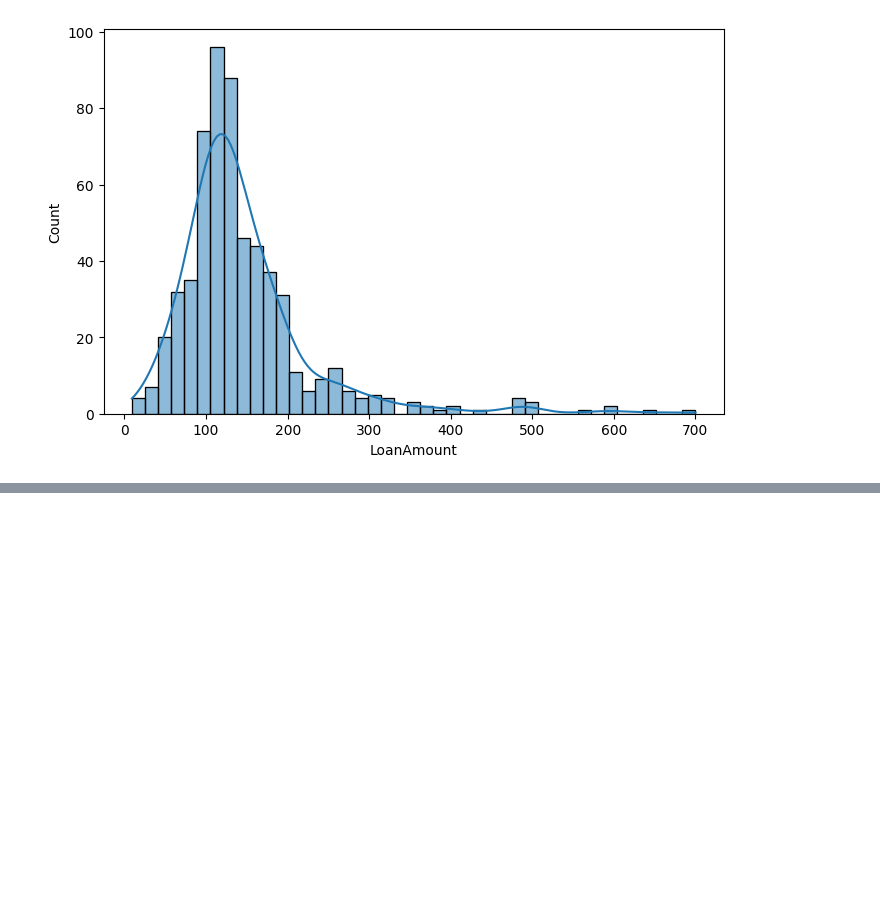
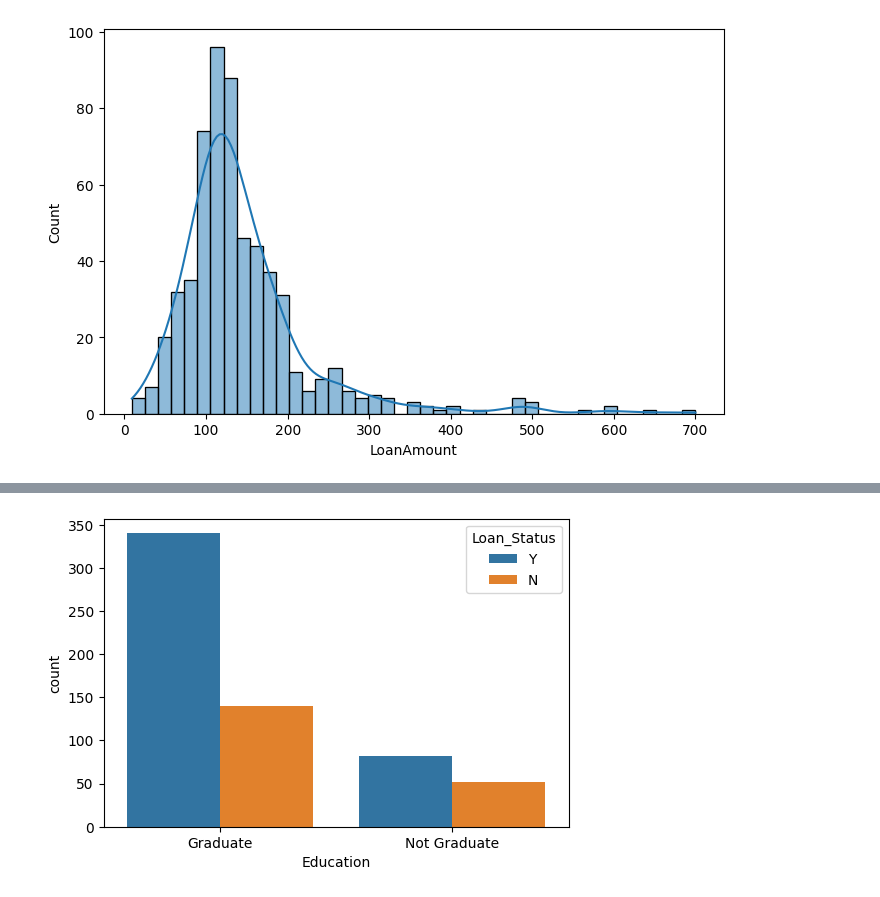
Before and after one commit to ArindamRout07/loan-approval-predictor, a Jupyter notebook: notebooks/EDA.ipynb, the cells around one changed output, grey strips where cells are left out. Saved outputs shown, nothing was run; the diff lists cells and outputs as text; code cells hidden in the pictures; blank space fills up the shorter version.

```diff
--- a/notebooks/EDA.ipynb
+++ b/notebooks/EDA.ipynb
@@ -160,0 +175,12 @@ plt.show()
+# %%
+plt.figure(figsize=(6,4))
+
+sns.countplot(
+    x="Education",
+    hue="Loan_Status",
+    data=df
+)
+
+plt.show()
+# %% [output]
+[figure, added]
```
Also changed, not shown: parts of 26 cells of this notebook.
